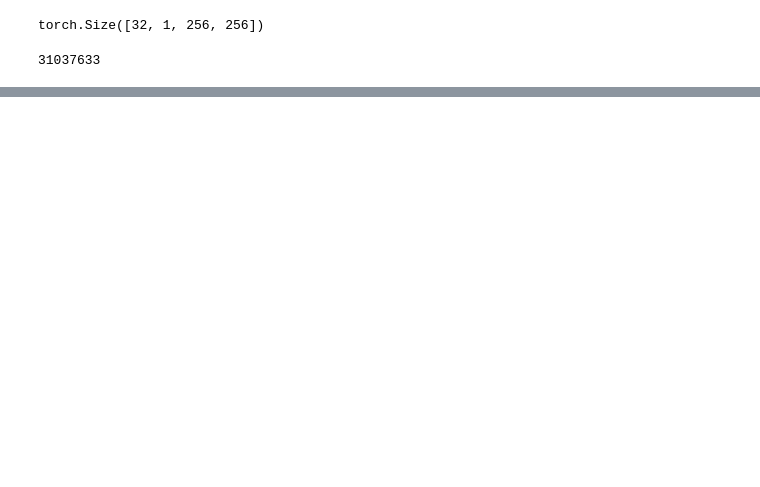
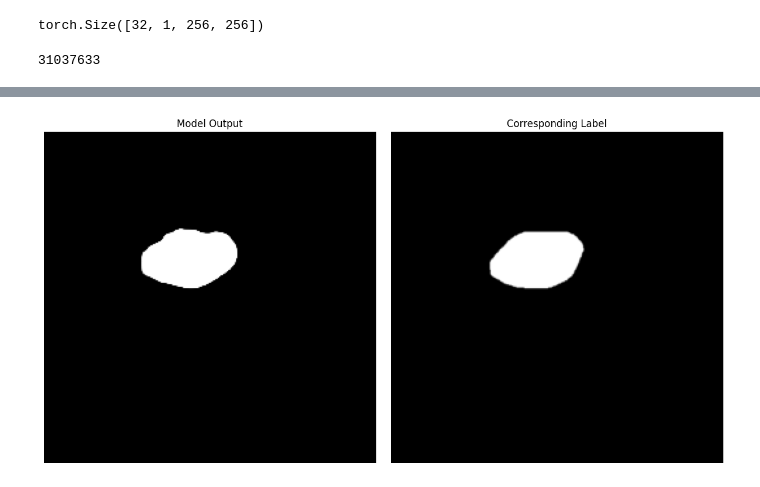
Before and after one commit to atikul-islam-sajib/U-Net, a Jupyter notebook: research/notebooks/ModelPrototyping.ipynb, the cells around one changed output, grey strips where cells are left out. Drawn from its saved outputs; the diff is of its cells as text; code cells hidden in the pictures; blank space fills up the shorter version.

Commit message:
training is completed

```diff
--- a/research/notebooks/ModelPrototyping.ipynb
+++ b/research/notebooks/ModelPrototyping.ipynb
@@ -342,0 +398,10 @@ sum(params.numel() for params in unet.parameters())
+# %%
+import torch.optim as optim
+
+device = torch.device("mps" if torch.backends.mps.is_available() else "cpu")
+
+model = UNet().to(device)
+model.apply(weight_init)
+
+# criterion = nn.BCELoss()
+optimizer = optim.Adam(model.parameters(), lr=0.0002, betas=(0.5, 0.999))
@@ -342,0 +473,59 @@ sum(params.numel() for params in unet.parameters())
+# %%
+import matplotlib.pyplot as plt
+import torch
+
+# Assuming `model`, `device`, and `train_dataloader` are already defined and initialized
+
+# Get a batch of data
+data, label = next(iter(train_dataloader))
+
+# Move the input data to the device (e.g., GPU) where the model is and get the output
+data = data.to(device)
+images = model(data)
+
+# Prepare the model output for plotting
+image_to_plot = images[0].cpu().detach().numpy()  # Take the first image in the batch
+
+# Assuming the model outputs images in CxHxW format and handling both grayscale and RGB
+if image_to_plot.shape[0] == 3:  # If the image has 3 channels (RGB)
+    image_to_plot = image_to_plot.transpose(1, 2, 0)  # Convert from CxHxW to HxWxC
+else:  # For grayscale images
+    image_to_plot = image_to_plot.squeeze(0)  # Remove the channel dimension
+
+# Prepare the corresponding label for plotting in a similar manner
+label_to_plot = label[0].cpu().detach().numpy()  # Take the first label in the batch
+
+if (
+    label_to_plot.shape[0] == 3
+):  # If the label is also in CxHxW format (unlikely for labels but just in case)
+    label_to_plot = label_to_plot.transpose(1, 2, 0)
+else:  # Most labels will be grayscale
+    label_to_plot = label_to_plot.squeeze(0)
+
+# Normalize the images and labels if necessary
+# Note: This step is highly dependent on your specific data and model output
+# If your data or model output does not fall into a [0, 1] or [0, 255] range, you might need to normalize
+
+# Plotting the model output and the corresponding label side by side
+fig, axs = plt.subplots(
+    1, 2, figsize=(12, 6)
+)  # Create a figure with two subplots (axs)
+
+# Plot the first model output
+axs[0].imshow(
+    image_to_plot, cmap="gray"
+)  # Assuming grayscale for simplicity; remove cmap if RGB
+axs[0].set_title("Model Output")
+axs[0].axis("off")  # Hide axis labels
+
+# Plot the corresponding first label
+axs[1].imshow(
+    label_to_plot, cmap="gray"
+)  # Assuming grayscale for simplicity; remove cmap if RGB
+axs[1].set_title("Corresponding Label")
+axs[1].axis("off")  # Hide axis labels
+
+plt.tight_layout()
+plt.show()
+# %% [output]
+[figure, added]
```
Also changed, not shown: parts of 14 cells of this notebook, 3 other files.
